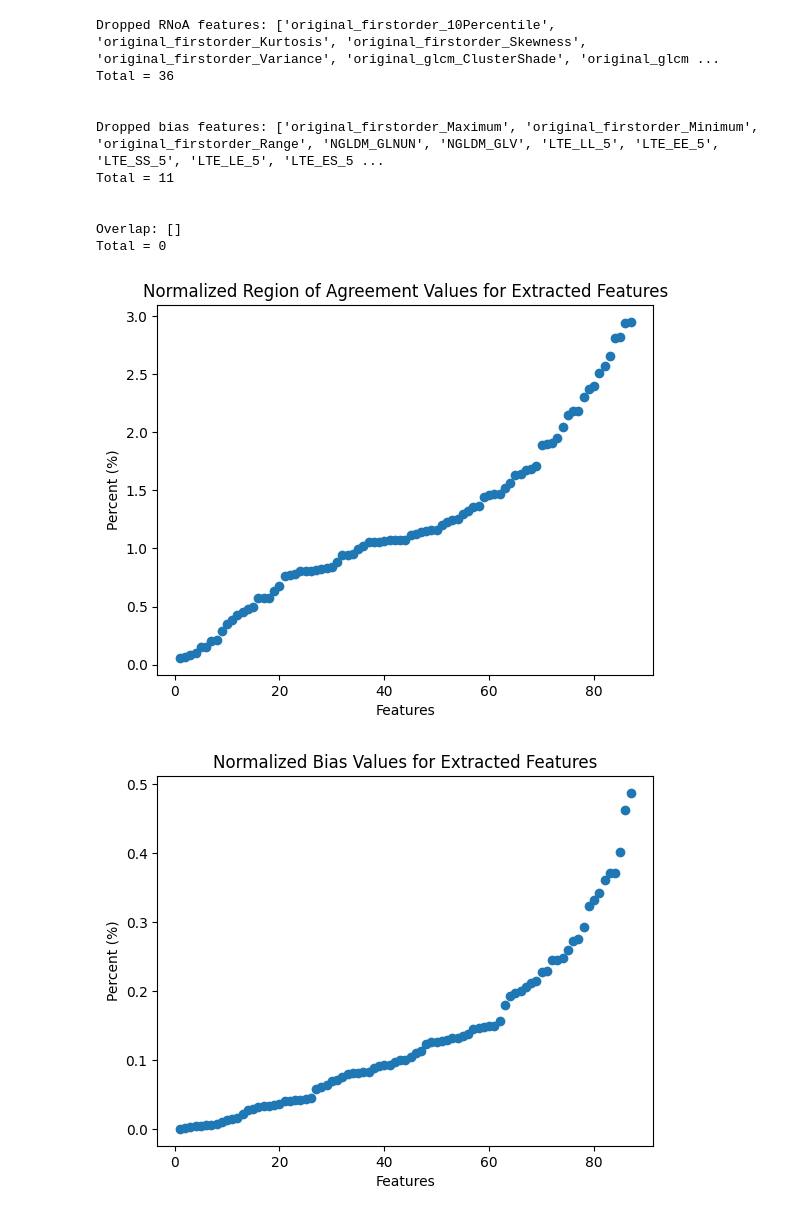
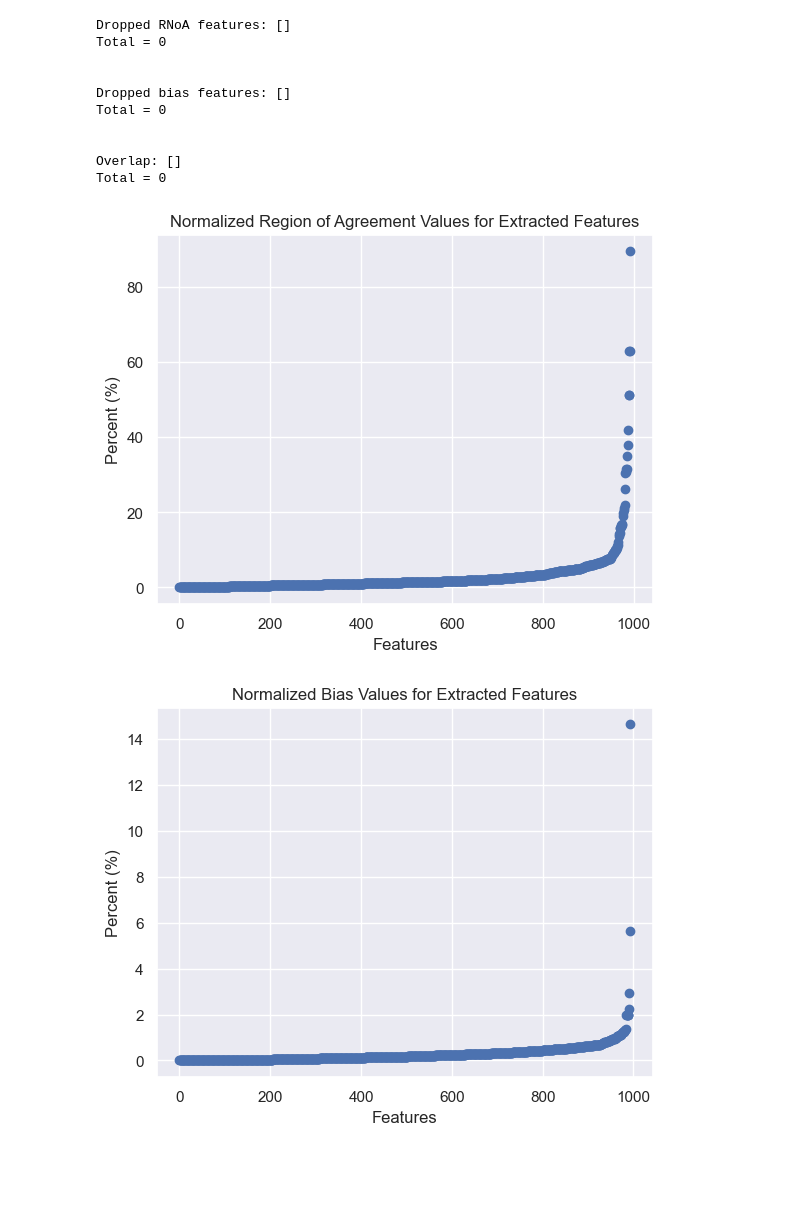
Before and after one commit to abbastshaikh/BAP1-Texture-Analysis, a Jupyter notebook: DatasetStatistics/nROA.ipynb, the cells around one changed output. Saved outputs shown, nothing was run; the diff lists cells and outputs as text; code cells hidden in the pictures; blank space fills up the shorter version.

```diff
--- a/DatasetStatistics/nROA.ipynb
+++ b/DatasetStatistics/nROA.ipynb
@@ -10,7 +12,7 @@ import math
 # %%
 # Load in feature
-features = pd.read_csv(r"/Users/ilanadeutsch/Desktop/features.csv")
-erodedFeatures = pd.read_csv(r"/Users/ilanadeutsch/Desktop/featuresEroded.csv")
+features = pd.read_csv(r"/Users/ilanadeutsch/Desktop/features.csv").iloc[:,1:]
+erodedFeatures = pd.read_csv(r"/Users/ilanadeutsch/Desktop/featuresEroded.csv").iloc[:,1:]
 
 # Intialize variable
 all_feature_vals = []
@@ -24,7 +26,7 @@ for count, feature in enumerate(features):
     all_feature_vals.extend(erodedFeatures[str(feature)])
 
     # Calculate bias
-    bias = features[str(feature)] - erodedFeatures[str(feature)]
+    bias = features[feature] - erodedFeatures[feature]
 
     # Eliminate NaN values
     all_feature_vals = [x for x in all_feature_vals if not(math.isnan(x))]
@@ -32,6 +34,10 @@ for count, feature in enumerate(features):
 
     # Find mean feature val
     mean_feature_val = mean(all_feature_vals)
+
+    # Skip features with 0 mean value
+    if mean_feature_val == 0:
+        continue
 
     # Calculate norm bias
     norm_bias = abs(mean(bias) / mean_feature_val)
@@ -54,8 +60,8 @@ df = pd.DataFrame(results)
 # NOTE: Make sure to reset cells before this before rerunning
 
 # Set value cutoffs
-RNoA_cutoff = 3
-bias_cutoff = 0.5
+RNoA_cutoff = 100
+bias_cutoff = 100
 
 # Intialize list of dropped features
 dropped_RNoA_features = []
@@ -84,12 +90,12 @@ print("\n")
 print(f"Overlap: {overlap}")
 print(f"Total = {len(overlap)}")
 # %% [output]
-Dropped RNoA features: ['original_firstorder_10Percentile', 'original_firstorder_Kurtosis', 'original_firstorder_Skewness', 'original_firstorder_Variance', 'original_glcm_ClusterShade', 'original_glcm ...
-Total = 36
+Dropped RNoA features: []
+Total = 0
 
 
-Dropped bias features: ['original_firstorder_Maximum', 'original_firstorder_Minimum', 'original_firstorder_Range', 'NGLDM_GLNUN', 'NGLDM_GLV', 'LTE_LL_5', 'LTE_EE_5', 'LTE_SS_5', 'LTE_LE_5', 'LTE_ES_5 ...
-Total = 11
+Dropped bias features: []
+Total = 0
 
 
 Overlap: []
@@ -97,20 +103,21 @@ Total = 0
 # %%
 # Sort data frame by nRoA value and export values
 sorteddf= df.sort_values(by = 1)
 sorteddf.to_excel(r"/Users/ilanadeutsch/Desktop/sorted_by_nRoA.xlsx")
 
 # Change feature names to numbers for plotting
 for entryNum, entry in enumerate(sorteddf[0]):
     sorteddf.iloc[entryNum,0] = entryNum
 
 # Plot nRoA values of each feature from smallest to largest
-plt.pyplot.scatter(x= sorteddf.iloc[1:135,0],y = sorteddf.iloc[1:135,1])
+sns.set_theme()
+plt.pyplot.scatter(x= sorteddf.iloc[:,0],y = sorteddf.iloc[:,1])
 plt.pyplot.title("Normalized Region of Agreement Values for Extracted Features")
 plt.pyplot.xlabel("Features")
 plt.pyplot.ylabel("Percent (%)")
 plt.pyplot.show()
 # %% [output]
-[figure, old version]
+[figure, new version]
 # %%
 # Sort data frame by bias value and export values
 sorteddf=df.sort_values(by = 2)
@@ -121,12 +128,13 @@ for entryNum, entry in enumerate(sorteddf[0]):
     sorteddf.iloc[entryNum,0] = entryNum
 
 # Plot bias values of each feature from smalles to largest
-plt.pyplot.scatter(x= sorteddf.iloc[1:135,0],y = sorteddf.iloc[1:135,2])
+sns.set_theme()
+plt.pyplot.scatter(x= sorteddf.iloc[:,0],y = sorteddf.iloc[:,2])
 plt.pyplot.title("Normalized Bias Values for Extracted Features")
 plt.pyplot.xlabel("Features")
 plt.pyplot.ylabel("Percent (%)")
 plt.pyplot.show()
 # %% [output]
-[figure, old version]
+[figure, new version]
 # %%
 # Make Bland-Altman plot of one feature
```
Also changed, not shown: parts of 2 cells of this notebook, 2 other files.
